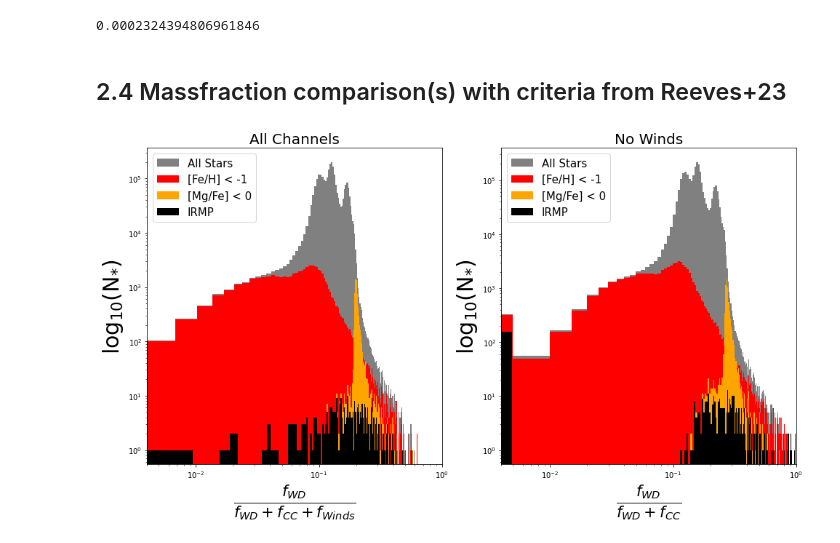
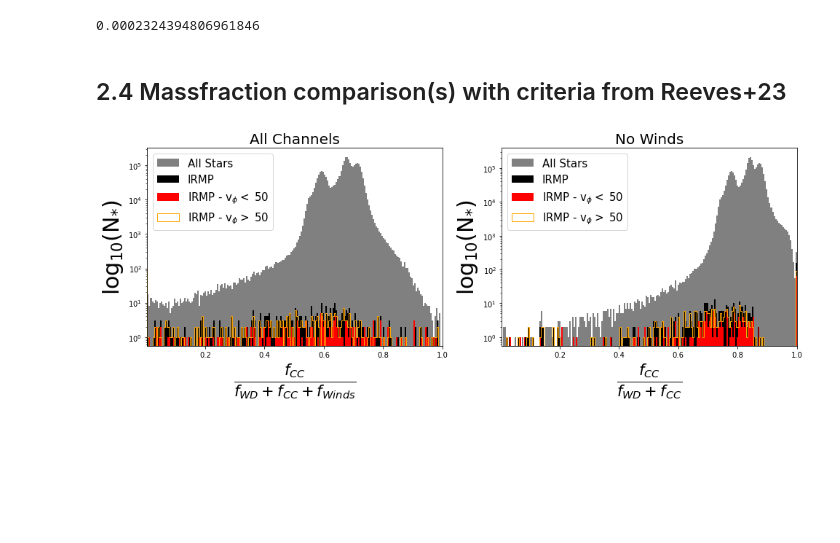
Before and after one commit to patelpb96/GizmoElementTracers, a Jupyter notebook: ElementTracer_Tutorial.ipynb, the cells around one changed output. Saved outputs shown, nothing was run; the diff lists cells and outputs as text; code cells hidden in the pictures; blank space fills up the shorter version.

```diff
--- a/ElementTracer_Tutorial.ipynb
+++ b/ElementTracer_Tutorial.ipynb
@@ -524,37 +537,50 @@ We seek to compare to their observational findings for the frequency of IRMP sta
 # %%
 f_1 = len(ratio_wd[np.where((feh[ind] < -1) & (mgfe[ind] < 0))])/len(ratio_wd)
 print(f_1)
+
+v = part['star'].prop('host.velocity.principal.cylindrical')
+vphi = part['star'].prop('host.velocity.principal.cylindrical')[:,1]
+
+ind_reeves = np.where((feh[ind] < -1) & (mgfe[ind] < 0))
+ind_reeves_halo = np.where((feh[ind] < -1) & (mgfe[ind] < 0) & (vphi[ind] < 50))
+ind_reeves_disk = np.where((feh[ind] < -1) & (mgfe[ind] < 0) & (vphi[ind] > 50))
 # %% [output]
 0.0002324394806961846
-# %% [markdown]
-## 2.4 Massfraction comparison(s) with criteria from Reeves+23
-# %%
-fig, (ax1,ax2) = plt.subplots(1,2, figsize = (16,8))
-
-ax1.hist(ratio_wd, bins = 200, color = 'gray', label = "All Stars")
-ax1.hist(ratio_wd[np.where(feh[ind] < -1)], color = 'r', bins = 200, label = "[Fe/H] < -1")
-ax1.hist(ratio_wd[np.where(mgfe[ind] < 0)], color = 'orange', bins = 200, label = "[Mg/Fe] < 0")
-ax1.hist(ratio_wd[np.where((feh[ind] < -1) & (mgfe[ind] < 0))], color = 'k', bins = 200, label = "IRMP")
-ax1.set_xlabel(r"$\frac{f_{WD}}{f_{WD} + f_{CC} + f_{Winds}}$", size = 30)
-ax1.set_ylabel(r"log$_{10}$(N$_{*}$)", size =30)
-ax1.legend(fontsize = 15)
-ax1.semilogx()
-ax1.semilogy()
-ax1.set_xlim(4e-3,1)
-ax1.set_title("All Channels", size = 20)
-
-ax2.hist(ratio_wd2, bins = 200, color = 'gray', label = "All Stars")
-ax2.hist(ratio_wd2[np.where(feh[ind] < -1)], color = 'r', bins = 200, label = "[Fe/H] < -1")
-ax2.hist(ratio_wd2[np.where(mgfe[ind] < 0)], color = 'orange', bins = 200, label = "[Mg/Fe] < 0")
-ax2.hist(ratio_wd2[np.where((feh[ind] < -1) & (mgfe[ind] < 0))], color = 'k', bins = 200, label = "IRMP")
-ax2.set_xlabel(r"$\frac{f_{WD}}{f_{WD} + f_{CC}}$", size = 30)
-ax2.set_ylabel(r"log$_{10}$(N$_{*}$)", size =30)
-ax2.legend(fontsize = 15)
-ax2.semilogx()
-ax2.semilogy()
-ax2.set_xlim(4e-3,1)
-ax2.set_title("No Winds", size = 20)
-
-plt.show()
-# %% [output]
-[figure, removed]
+# %% [markdown]
+## 2.4 Massfraction comparison(s) with criteria from Reeves+23
+# %%
+f_1 = len(ratio_wd[ind_reeves])/len(ratio_wd)
+f_2 = len(ratio_wd[ind_reeves_halo])/len(ratio_wd)
+f_3 = len(ratio_wd[ind_reeves_disk])/len(ratio_wd)
+
+fig, (ax1,ax2) = plt.subplots(1,2, figsize = (16,5))
+
+ax1.hist(ratio_cc, bins = 200, color = 'gray', label = "All Stars")
+ax1.hist(ratio_cc[ind_reeves], color = 'k', bins = 200, label = "IRMP")
+ax1.hist(ratio_cc[ind_reeves_halo], color = 'r', bins = 200, label = r"IRMP - v$_\phi <$ 50")
+ax1.hist(ratio_cc[ind_reeves_disk], color = 'orange', bins = 200, histtype = 'step', label = r"IRMP - v$_\phi >$ 50")
+
+
+ax1.set_xlabel(r"$\frac{f_{CC}}{f_{WD} + f_{CC} + f_{Winds}}$", size = 30)
+ax1.set_ylabel(r"log$_{10}$(N$_{*}$)", size =30)
+ax1.legend(fontsize = 15)
+#ax1.semilogx()
+ax1.semilogy()
+ax1.set_xlim(4e-3,1)
+ax1.set_title("All Channels", size = 20)
+
+ax2.hist(ratio_cc2, bins = 200, color = 'gray', label = "All Stars")
+ax2.hist(ratio_cc2[ind_reeves], color = 'k', bins = 200, label = "IRMP")
+ax2.hist(ratio_cc2[ind_reeves_halo], color = 'r', bins = 200, label = r"IRMP - v$_\phi <$ 50")
+ax2.hist(ratio_cc2[ind_reeves_disk], color = 'orange', bins = 200, histtype = 'step', label = r"IRMP - v$_\phi >$ 50")
+ax2.set_xlabel(r"$\frac{f_{CC}}{f_{WD} + f_{CC}}$", size = 30)
+ax2.set_ylabel(r"log$_{10}$(N$_{*}$)", size =30)
+ax2.legend(fontsize = 15)
+#ax2.semilogx()
+ax2.semilogy()
+ax2.set_xlim(4e-3,1)
+ax2.set_title("No Winds", size = 20)
+plt.savefig("irmp_m12i_lowres.png", dpi = 150, bbox_inchest = 'tight')
+plt.show()
+# %% [output]
+[figure, added]
```
Also changed, not shown: parts of 25 cells of this notebook, 3 other files.
